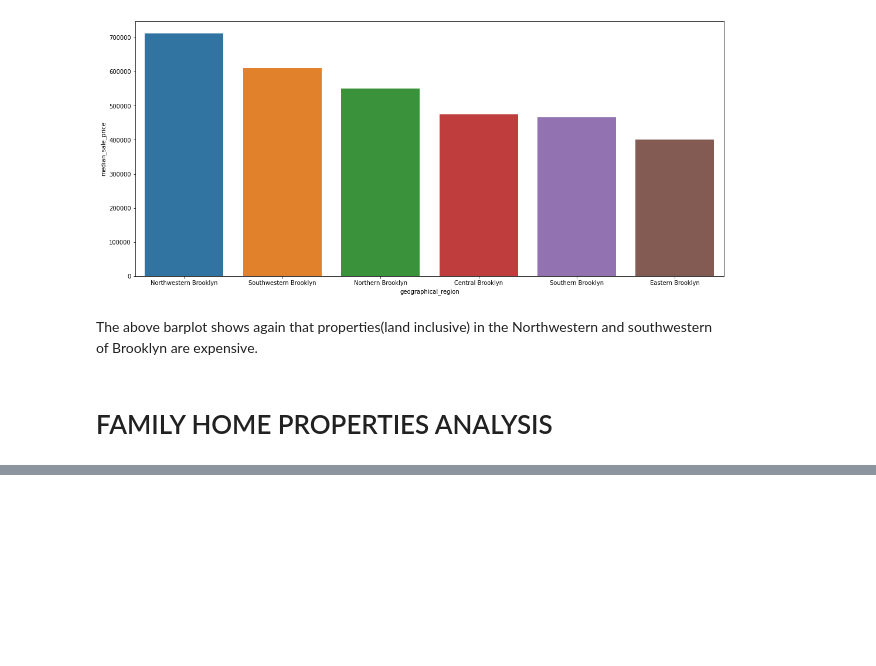
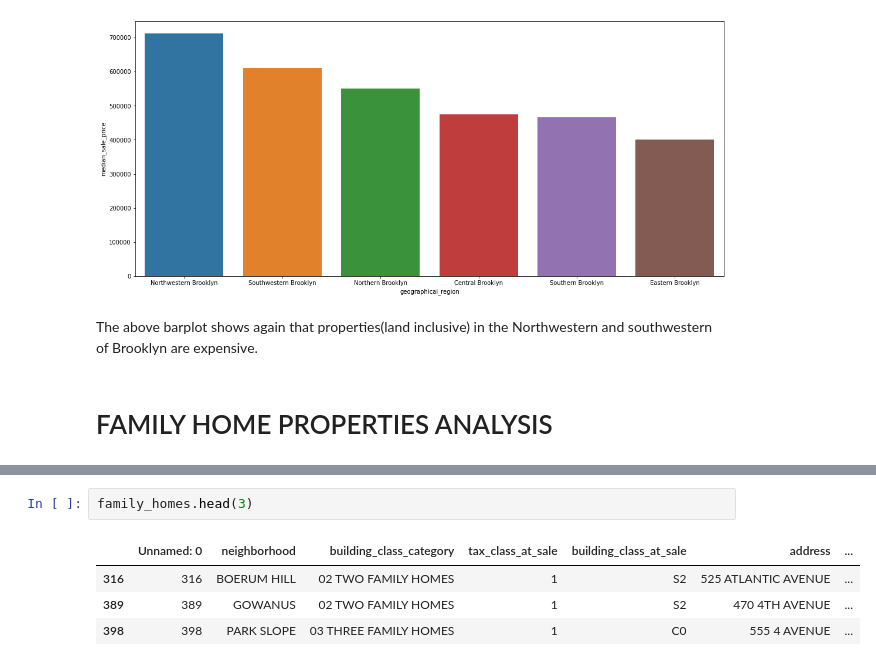
Before and after one commit to Ayomi-tech/brooklyn_housing_project, a Jupyter notebook: Exploratory_analysis_notebook.ipynb, the cells around one changed output, grey strips where cells are left out. Cells and saved outputs as stored; diff of their text form; blank space fills up the shorter version.

```diff
--- a/Exploratory_analysis_notebook.ipynb
+++ b/Exploratory_analysis_notebook.ipynb
@@ -143,0 +163,7 @@ Family homes are constantly in high demand all over the world, places like Brook
+# %%
+family_homes.head(3)
+# %% [output]
+|  | Unnamed: 0 | neighborhood | building_class_category | tax_class_at_sale | building_class_at_sale | address | ... |
+| 316 | 316 | BOERUM HILL | 02 TWO FAMILY HOMES | 1 | S2 | 525 ATLANTIC AVENUE | ... |
+| 389 | 389 | GOWANUS | 02 TWO FAMILY HOMES | 1 | S2 | 470 4TH AVENUE | ... |
+| 398 | 398 | PARK SLOPE | 03 THREE FAMILY HOMES | 1 | C0 | 555 4 AVENUE | ... |
```
Also changed, not shown: parts of 15 cells of this notebook.
